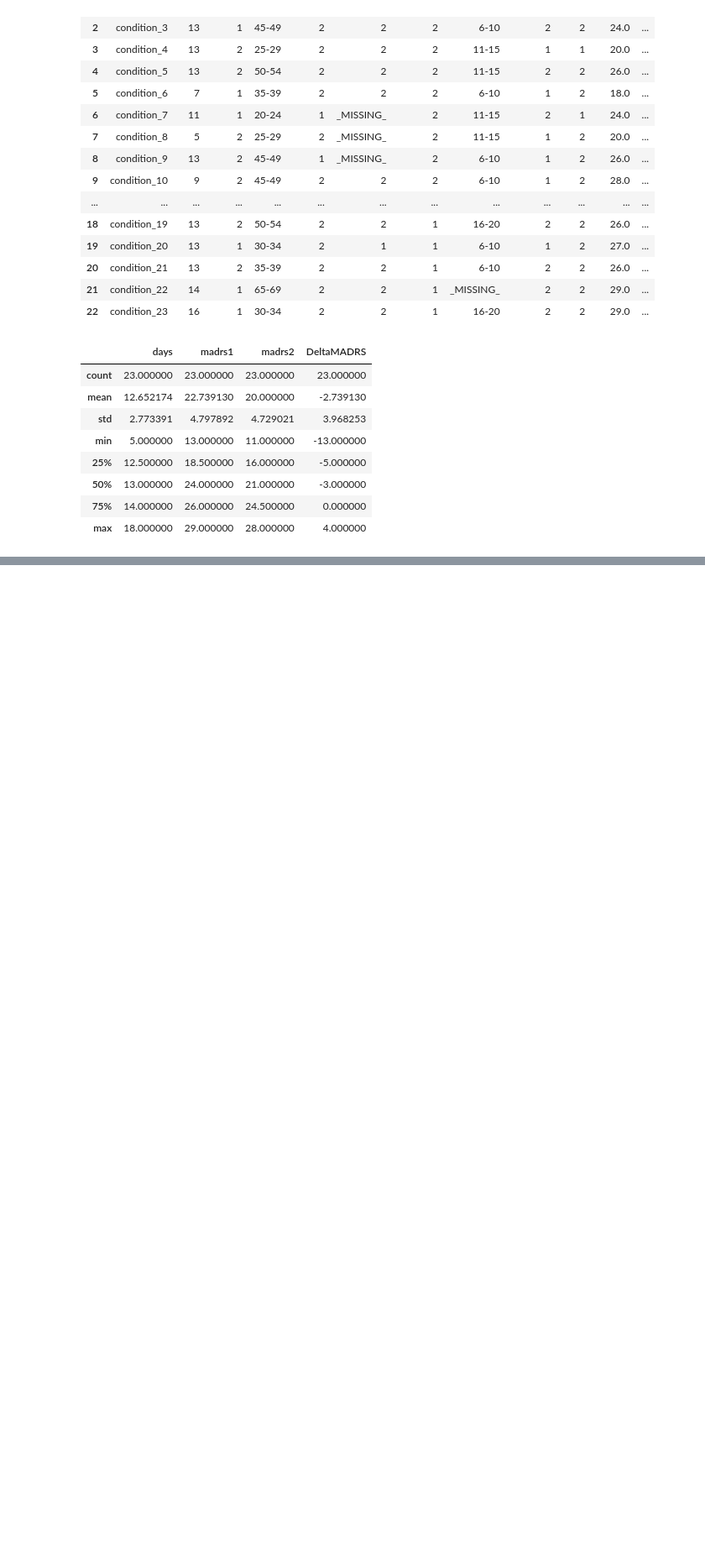
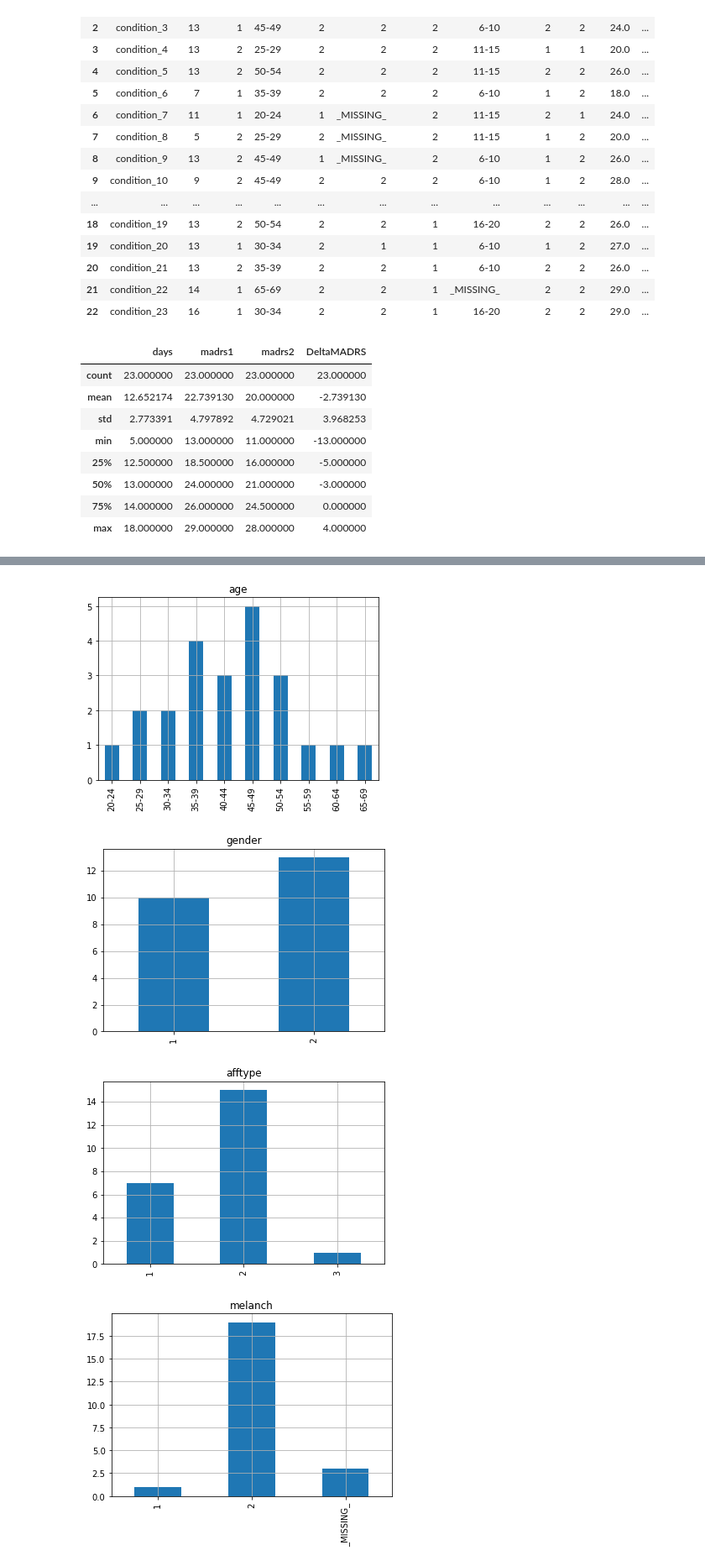
Before and after one commit to Empire-of-Dev/depression_data-TEAM_A, a Jupyter notebook: depression data.ipynb, the cells around one changed output, grey strips where cells are left out. Shown at 84% size. Saved outputs shown, nothing was run; the diff lists cells and outputs as text; code cells hidden in the pictures; blank space fills up the shorter version.

```diff
--- a/depression data.ipynb
+++ b/depression data.ipynb
@@ -112,0 +150,12 @@ data_condition[features_num].describe()
+# %%
+# plot distributions of categorical features
+for f in features_cat:
+    data_condition[f].value_counts().sort_index().plot(kind='bar')
+    plt.title(f)
+    plt.grid()
+    plt.show()
+# %% [output]
+[figure, added]
+[figure, added]
+[figure, added]
+[figure, added]
```
Also changed, not shown: parts of 27 cells of this notebook.
